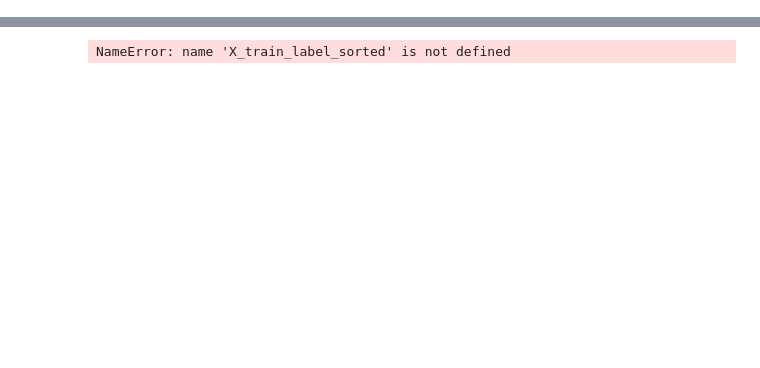
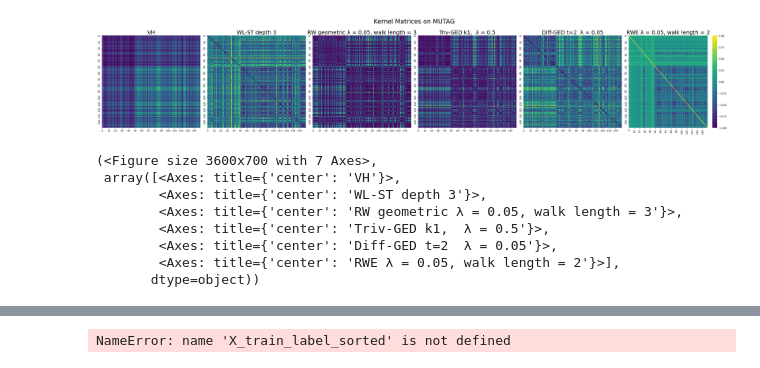
Before and after one commit to SimonESchumacher/Exploration-of-the-Potential-of-GED-based-Classifiers, a Jupyter notebook: Kernel_Matrix.ipynb, the cells around one changed output, grey strips where cells are left out. Saved outputs shown, nothing was run; the diff lists cells and outputs as text; code cells hidden in the pictures; blank space fills up the shorter version.

```diff
--- a/Kernel_Matrix.ipynb
+++ b/Kernel_Matrix.ipynb
@@ -126,6 +279,8 @@ def display_heatmap(heatmap, title="Heatmap", xlabel="Graphs", ylabel="Graphs",
 # %%
 # split Dataset into Train and test
-X_train, X_test, y_train, y_test = DATASET.train_test_split(test_size=0.2, stratify=DATASET.target, random_state=42)
+randomseed=math.floor(np.random.rand()*10000)
+randint = np.random.RandomState(randomseed)
+X_train, X_test, y_train, y_test = DATASET.train_test_split(test_size=0.2, stratify=DATASET.target, random_state=randint)
 # %%
 # get for each item in the train set the idx in the original dataset
 train_indices = [int(g.name) for g in X_train]
@@ -153,7 +308,6 @@ Y_train_label_sorted_labels = [y_train[train_indices.index(idx)] for idx in sort
 X_train_sorted_labels = [DATASET.graphs[idx] for idx in sorted_train_indices_by_labels]
 Y_train_sorted_labels = [y_train[train_indices.index(idx)] for idx in sorted_train_indices_by_labels]
 # %%
-classifier = get_classifier(ged_calculator)
 
 indizies_for_graphic = sorted_train_indices_by_labels
 X_train_for_graphic = [DATASET.graphs[idx] for idx in indizies_for_graphic]
@@ -176,8 +330,27 @@ for i in range(len(Y_train_for_graphic)):
             sorted_labels_map_graphic[i][j] = 1
         else:
             sorted_labels_map_graphic[i][j] = -1
-
-heatmap = classifier.fit_transform(X_train_for_graphic,Y_train_for_graphic)
-
-sorted_heatmap_by_size = [heatmap[x] for x in sorted(range(len(train_indices)), key=lambda idx: (len(X_train[idx].nodes()),y_train[idx]))]
-sorted_labels_map_by_size = [sorted_labels_map_graphic[x] for x in sorted(range(len(train_indices)), key=lambda idx: (len(X_train[idx].nodes()),y_train[idx]))]
+# %%
+heatmaps = []
+turn_directions = [1, -1, -1, -1, -1, -1]
+for classifier, turn_direction in zip(get_classifiers(ged_calculator), turn_directions):
+    heatmap = classifier.fit_transform(X_train_for_graphic,Y_train_for_graphic)
+    # normalize the heatmap to be between -1 and 1
+    min_val = np.min(heatmap)
+    max_val = np.max(heatmap)
+    heatmap = 2 * (heatmap - min_val) / (max_val - min_val) - 1
+    heatmap *= turn_direction
+    heatmaps.append(heatmap)
+    # display_heatmap(heatmap, title=f"Heatmap for {classifier.get_name} on {DATASET_NAME}", figsize=(10, 8))
+# %%
+display_heatmaps(heatmaps, titles=[f"{classifier}" for classifier in kernel_names], figsize_per=(6, 7), share_color=True,col_wrap=4)
+# %% [output]
+[figure, added]
+(<Figure size 3600x700 with 7 Axes>,
+ array([<Axes: title={'center': 'VH'}>,
+        <Axes: title={'center': 'WL-ST depth 3'}>,
+        <Axes: title={'center': 'RW geometric λ = 0.05, walk length = 3'}>,
+        <Axes: title={'center': 'Triv-GED k1,  λ = 0.5'}>,
+        <Axes: title={'center': 'Diff-GED t=2  λ = 0.05'}>,
+        <Axes: title={'center': 'RWE λ = 0.05, walk length = 2'}>],
+       dtype=object))
```
Also changed, not shown: parts of 11 cells of this notebook, 12 other files.
